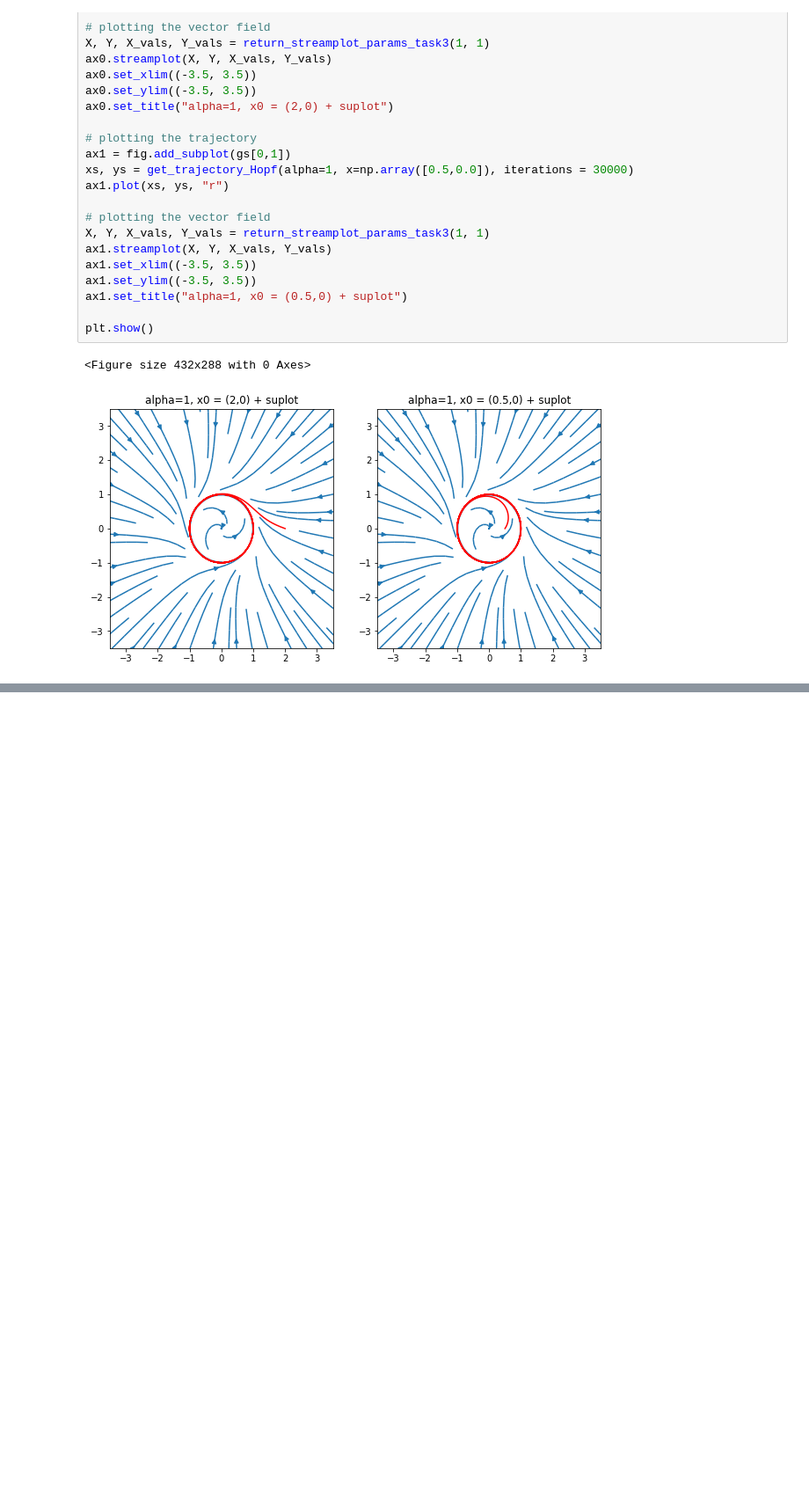
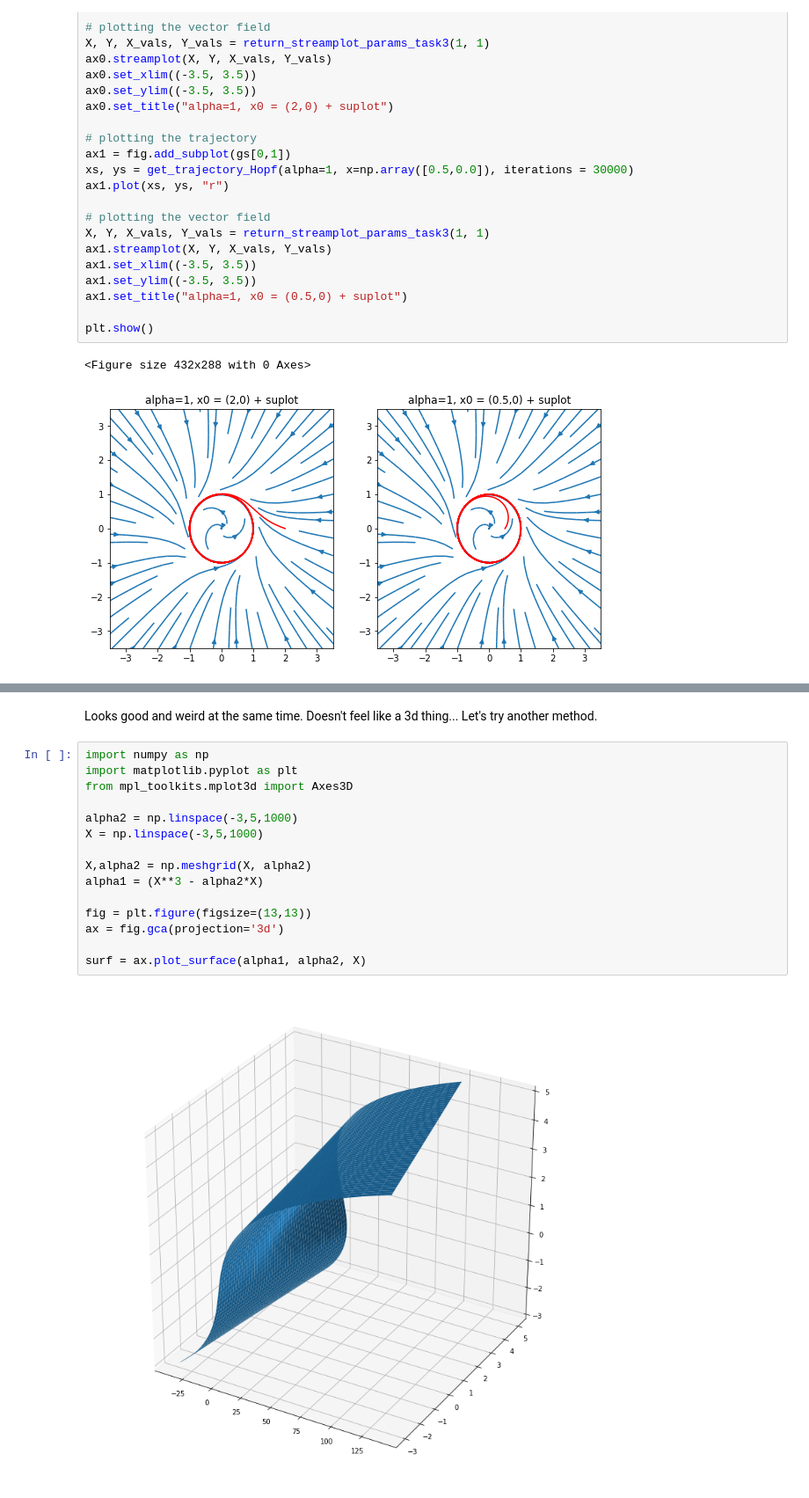
Before and after one commit to esprit1995/mlcrowd, a Jupyter notebook: assignment3/task1-2.ipynb, the cells around one changed output, grey strips where cells are left out. Shown at 88% size. Drawn from its saved outputs; the diff is of its cells as text; blank space fills up the shorter version.

```diff
--- a/assignment3/task1-2.ipynb
+++ b/assignment3/task1-2.ipynb
@@ -430,0 +463,19 @@ Beautiful. So, in the first case we start from the outside of the vortex, spiral
+# %% [markdown]
+Looks good and weird at the same time. Doesn't feel like a 3d thing... Let's try another method.
+# %%
+import numpy as np
+import matplotlib.pyplot as plt
+from mpl_toolkits.mplot3d import Axes3D
+
+alpha2 = np.linspace(-3,5,1000)
+X = np.linspace(-3,5,1000)
+
+X,alpha2 = np.meshgrid(X, alpha2)
+alpha1 = (X**3 - alpha2*X)
+
+fig = plt.figure(figsize=(13,13))
+ax = fig.gca(projection='3d')
+
+surf = ax.plot_surface(alpha1, alpha2, X)
+# %% [output]
+[figure, added]
```
Also changed, not shown: parts of 3 cells of this notebook.
